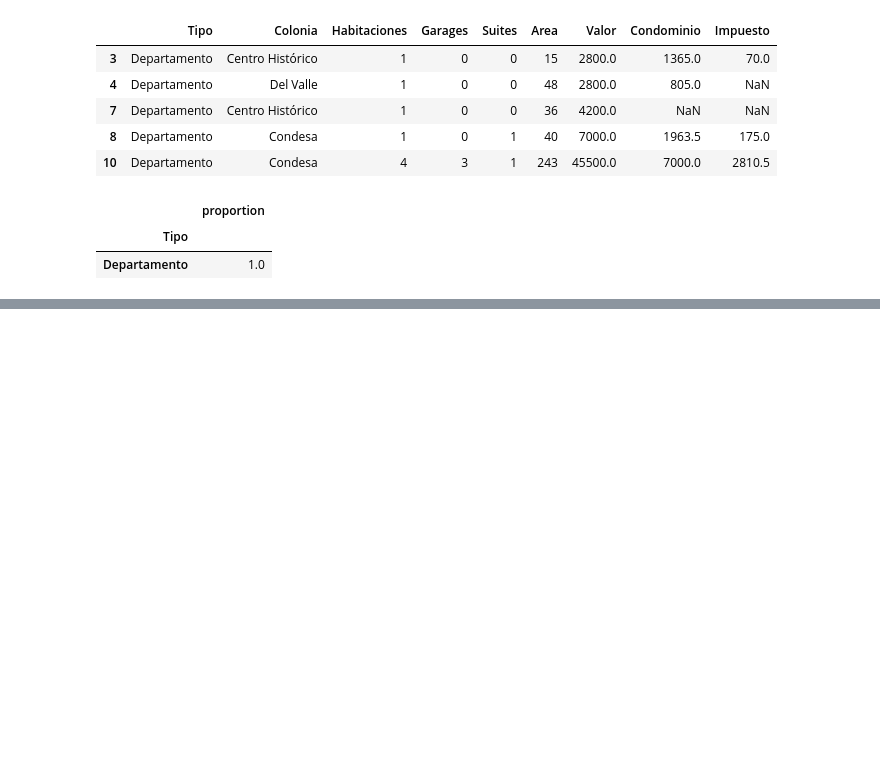
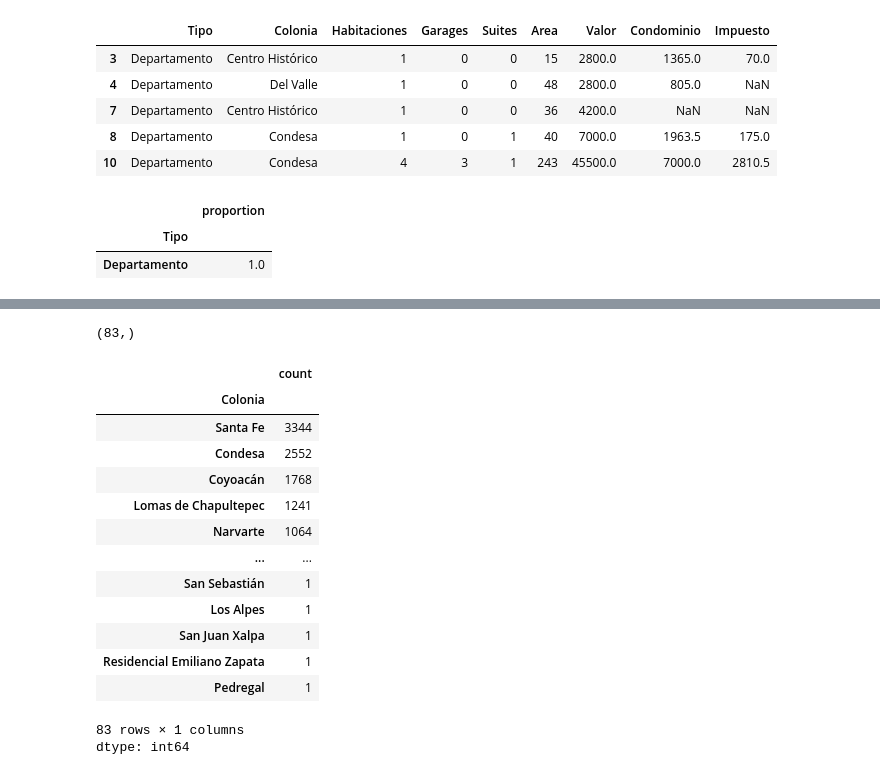
Before and after one commit to cmrondon2000/pandas-introduccion, a Jupyter notebook: inmuebles_cdmx.ipynb, the cells around one changed output, grey strips where cells are left out. Saved outputs shown, nothing was run; the diff lists cells and outputs as text; code cells hidden in the pictures; blank space fills up the shorter version.

```diff
--- a/inmuebles_cdmx.ipynb
+++ b/inmuebles_cdmx.ipynb
@@ -402,0 +427,23 @@ df_ejemplo
+# %%
+colonias = df.Colonia.unique()
+colonias.shape
+# %% [output]
+(83,)
+# %%
+df.Colonia.value_counts()
+# %% [output]
+|  | count |
+| Colonia |  |
+| Santa Fe | 3344 |
+| Condesa | 2552 |
+| Coyoacán | 1768 |
+| Lomas de Chapultepec | 1241 |
+| Narvarte | 1064 |
+| ... | ... |
+| San Sebastián | 1 |
+| Los Alpes | 1 |
+| San Juan Xalpa | 1 |
+| Residencial Emiliano Zapata | 1 |
+| Pedregal | 1 |
+83 rows × 1 columns
+dtype: int64
```
Also changed, not shown: parts of 6 cells of this notebook.
